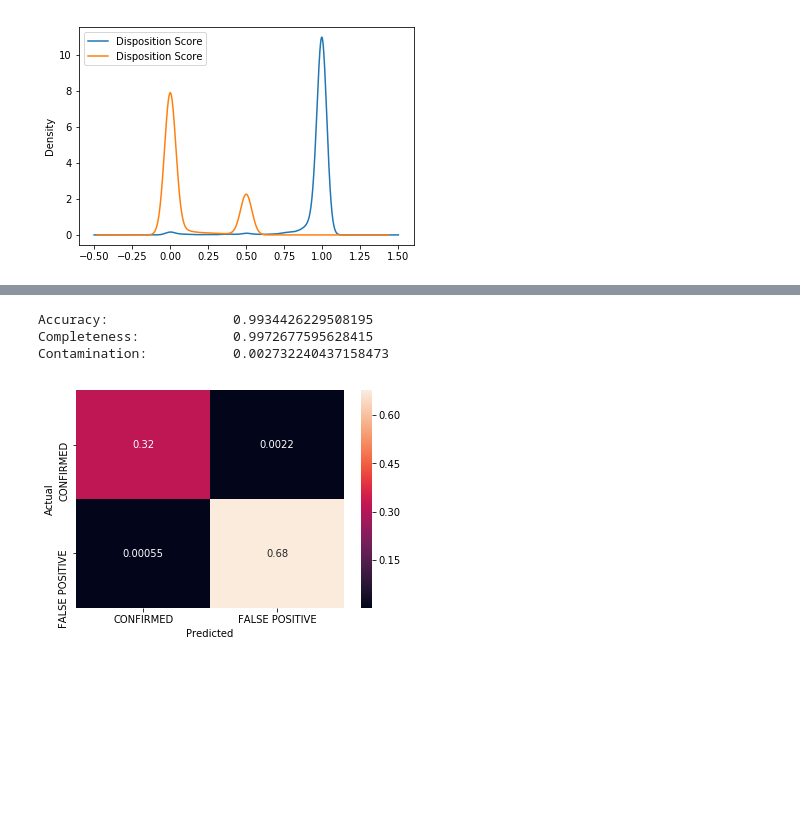
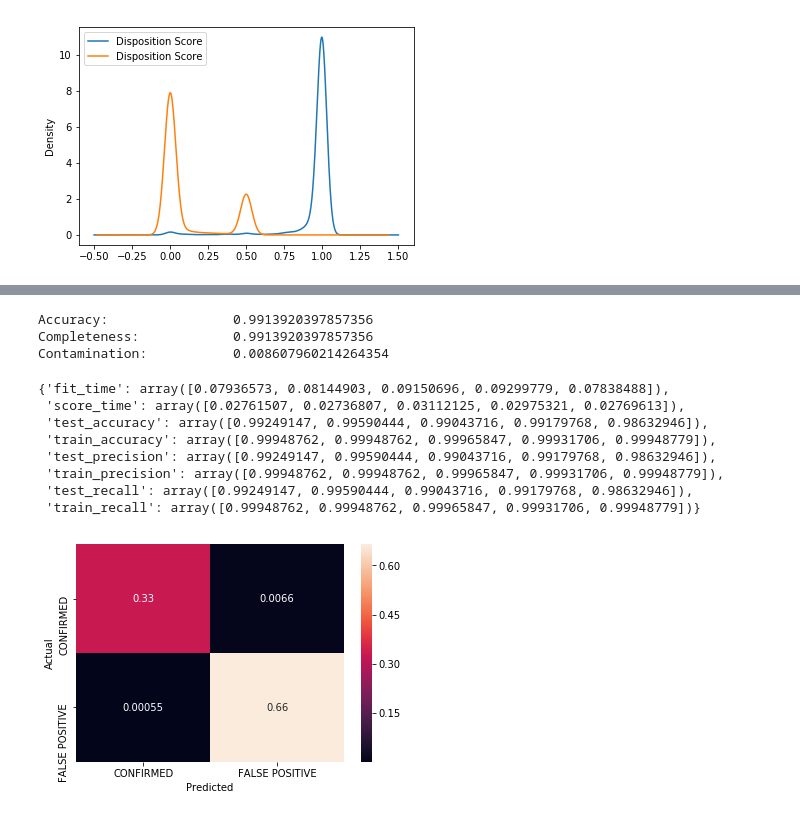
Before and after one commit to josiahcoad/LaSerenaDataScience, a Jupyter notebook: Expermental.ipynb, the cells around one changed output, grey strips where cells are left out. Drawn from its saved outputs; the diff is of its cells as text; code cells hidden in the pictures; blank space fills up the shorter version.

```diff
--- a/Expermental.ipynb
+++ b/Expermental.ipynb
@@ -75,12 +75,12 @@ data = raw[[target_name, *feature_names]]
 data = raw[raw[target_name] != 'CANDIDATE']
 # IMPUTE
 # Fill Disposition Score with 0.5
-data['Disposition Score'] = data['Disposition Score'].fillna(.5)
+data['Disposition Score'].fillna(.5, inplace=True)
 # Fill flags with 0
 flag_names = ['Not Transit-Like False Positive Flag', 'Stellar Eclipse False Positive Flag', 'Centroid Offset False Positive Flag', 'Ephermeris Match Indicates Contamination False Positive Flag']
-data[flag_names] = data[flag_names].fillna(0)
+data[flag_names].fillna(0, inplace=True)
 # Fill all other nulls with median
-data = data.fillna(data.median())
+data.fillna(data.median(), inplace=True)
 print(data.shape)
 data.head()
 # %% [output]
@@ -102,14 +100,9 @@ See the caveats in the documentation: http://pandas.pydata.org/pandas-docs/stabl
 | 3 | 4 | 10848459 | FALSE POSITIVE | FALSE POSITIVE | 0.000 | ... |
 | 4 | 5 | 10854555 | CONFIRMED | CANDIDATE | 1.000 | ... |
 5 rows × 102 columns
-# %%
-train, test = sklearn.model_selection.train_test_split(data)
-y_train = train[target_name]
-X_train = train[feature_names]
-y_test = test[target_name]
-X_test = test[feature_names]
-# X_train, X_test, y_train, y_test = \
-#     train_test_split(features, target, test_size=.4, random_state=42)
+# %%
+X_train, X_test, y_train, y_test = \
+    train_test_split(data[feature_names], data[target_name], test_size=.4, random_state=42)
 # %%
 clf = RandomForestClassifier()
 clf.fit(X_train, y_train)
@@ -209,23 +197,36 @@ koi_score.groupby(data[target_name]).describe()
 # %%
 # Rerun using only the top most important features
 important = data[[*important_names, target_name]]
 train, test = sklearn.model_selection.train_test_split(important)
 y_train = train[target_name]
 X_train = train[important_names]
 y_test = test[target_name]
 X_test = test[important_names]
 clf = RandomForestClassifier()
 clf.fit(X_train, y_train)
 y_pred = clf.predict(X_test)
 confusion = pd.crosstab(y_test, y_pred, rownames=['Actual'], colnames=['Predicted'], normalize=True)
 sns.heatmap(confusion, annot=True)
-cv_scores_rf = cross_val_score(clf, X_test, y_test, cv=5)
+scoring = {'accuracy': 'accuracy',
+           'precision': 'precision_micro',
+           'recall': 'recall_micro'}
+scores = cross_validate(clf, data[important_names], data[target_name], scoring=scoring,
+                         cv=5, return_train_score=True)
 
-print("Accuracy:\t\t", np.mean(cv_scores_rf))
-print("Completeness:\t\t", sklearn.metrics.recall_score(y_test, y_pred, average='micro'))
-print("Contamination:\t\t", 1 - sklearn.metrics.precision_score(y_test, y_pred, average='micro'))
+print("Accuracy:\t\t", np.mean(scores['test_accuracy']))
+print("Completeness:\t\t", np.mean(scores['test_recall']))
+print("Contamination:\t\t", 1 - np.mean(scores['test_precision']))
+scores
 # %% [output]
-Accuracy:                0.9934426229508195
-Completeness:            0.9972677595628415
-Contamination:           0.002732240437158473
+Accuracy:                0.9913920397857356
+Completeness:            0.9913920397857356
+Contamination:           0.008607960214264354
+{'fit_time': array([0.07936573, 0.08144903, 0.09150696, 0.09299779, 0.07838488]),
+ 'score_time': array([0.02761507, 0.02736807, 0.03112125, 0.02975321, 0.02769613]),
+ 'test_accuracy': array([0.99249147, 0.99590444, 0.99043716, 0.99179768, 0.98632946]),
+ 'train_accuracy': array([0.99948762, 0.99948762, 0.99965847, 0.99931706, 0.99948779]),
+ 'test_precision': array([0.99249147, 0.99590444, 0.99043716, 0.99179768, 0.98632946]),
+ 'train_precision': array([0.99948762, 0.99948762, 0.99965847, 0.99931706, 0.99948779]),
+ 'test_recall': array([0.99249147, 0.99590444, 0.99043716, 0.99179768, 0.98632946]),
+ 'train_recall': array([0.99948762, 0.99948762, 0.99965847, 0.99931706, 0.99948779])}
-[figure, old version]
+[figure, new version]
```
Also changed, not shown: parts of 11 cells of this notebook.
